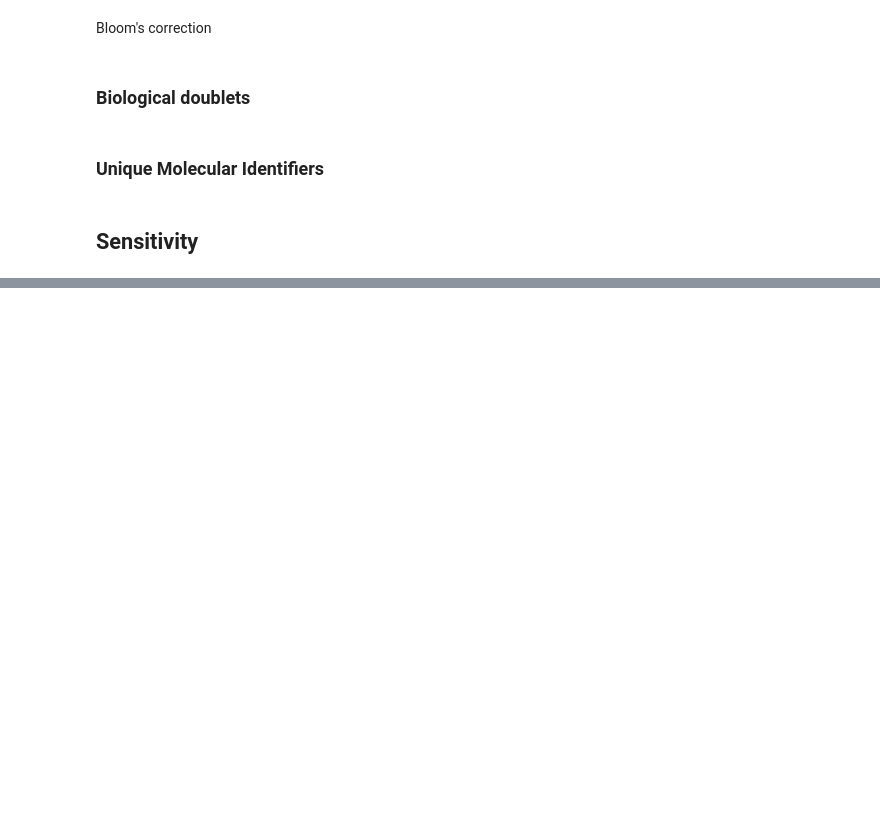
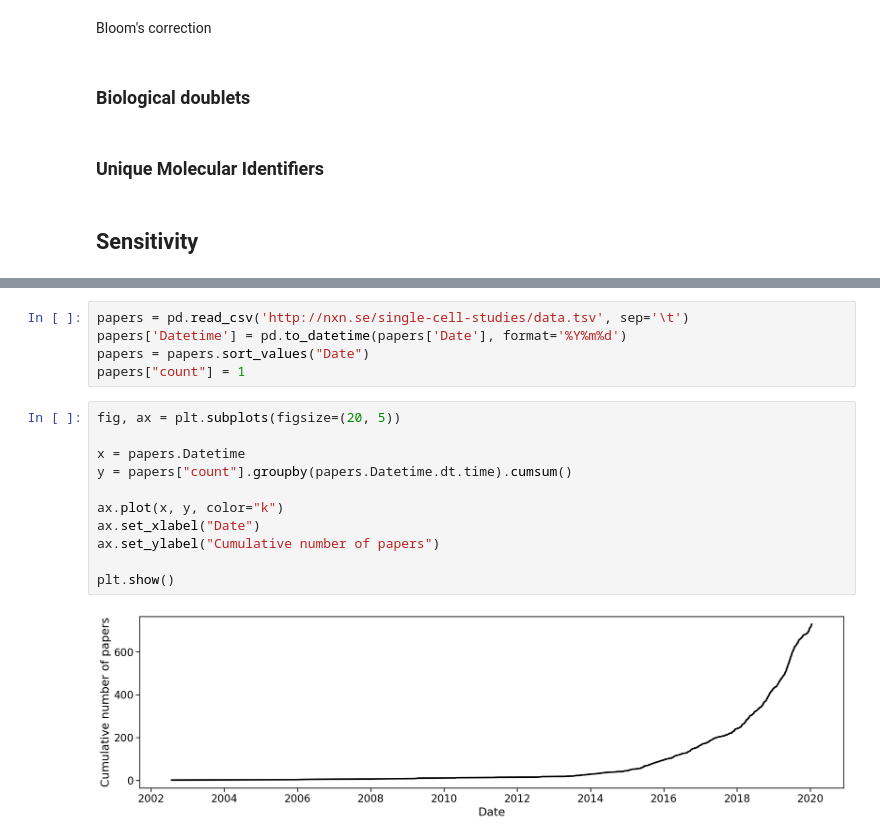
Before and after one commit to pachterlab/kallistobustools, a Jupyter notebook: notebooks/Introduction_single_cell_RNA_seq.ipynb, the cells around one changed output, grey strips where cells are left out. Cells and saved outputs as stored; diff of their text form; blank space fills up the shorter version.

```diff
--- a/notebooks/Introduction_single_cell_RNA_seq.ipynb
+++ b/notebooks/Introduction_single_cell_RNA_seq.ipynb
@@ -396,0 +397,18 @@ df
+# %%
+papers = pd.read_csv('http://nxn.se/single-cell-studies/data.tsv', sep='\t')
+papers['Datetime'] = pd.to_datetime(papers['Date'], format='%Y%m%d')
+papers = papers.sort_values("Date")
+papers["count"] = 1
+# %%
+fig, ax = plt.subplots(figsize=(20, 5))
+
+x = papers.Datetime
+y = papers["count"].groupby(papers.Datetime.dt.time).cumsum()
+
+ax.plot(x, y, color="k")
+ax.set_xlabel("Date")
+ax.set_ylabel("Cumulative number of papers")
+
+plt.show()
+# %% [output]
+[figure, added]
```
Also changed, not shown: parts of 7 cells of this notebook.
